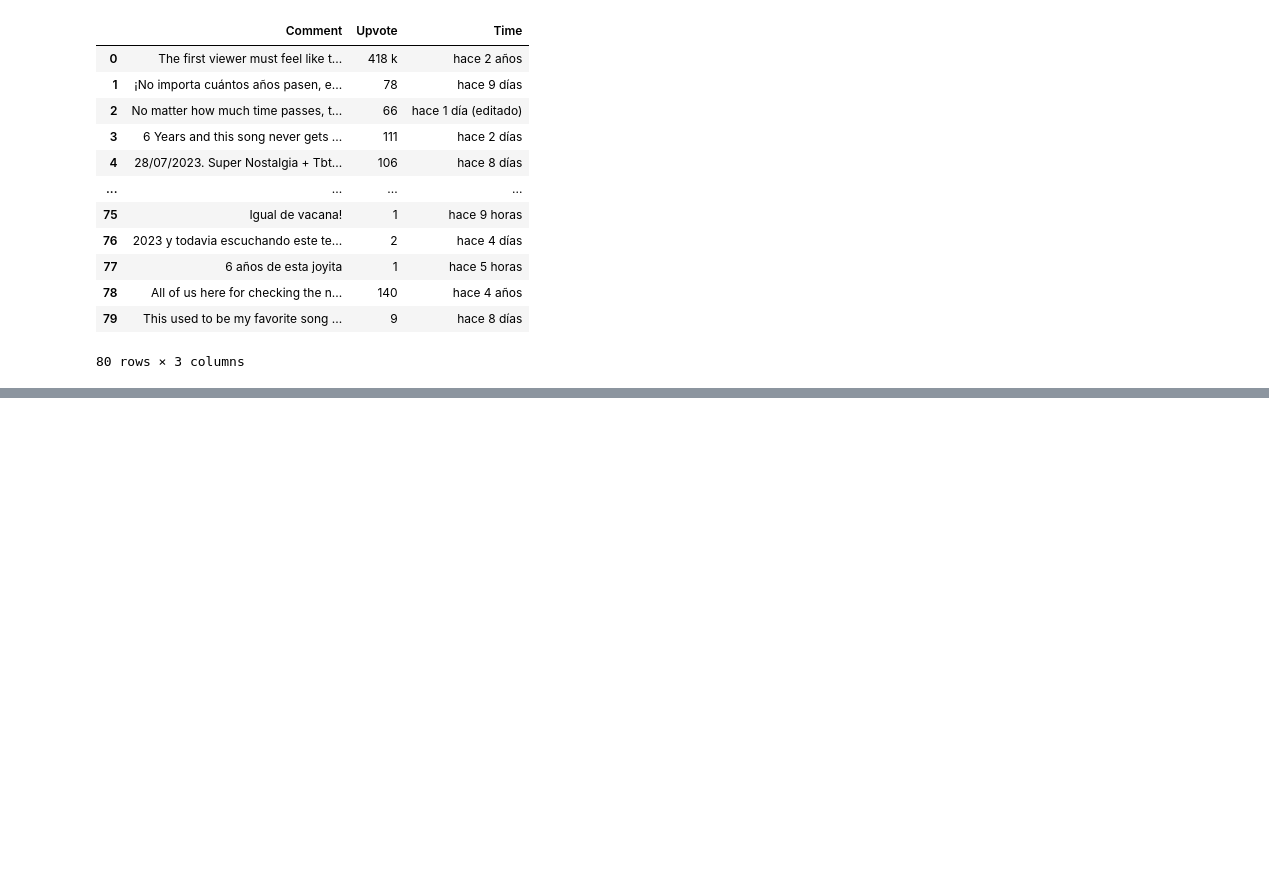
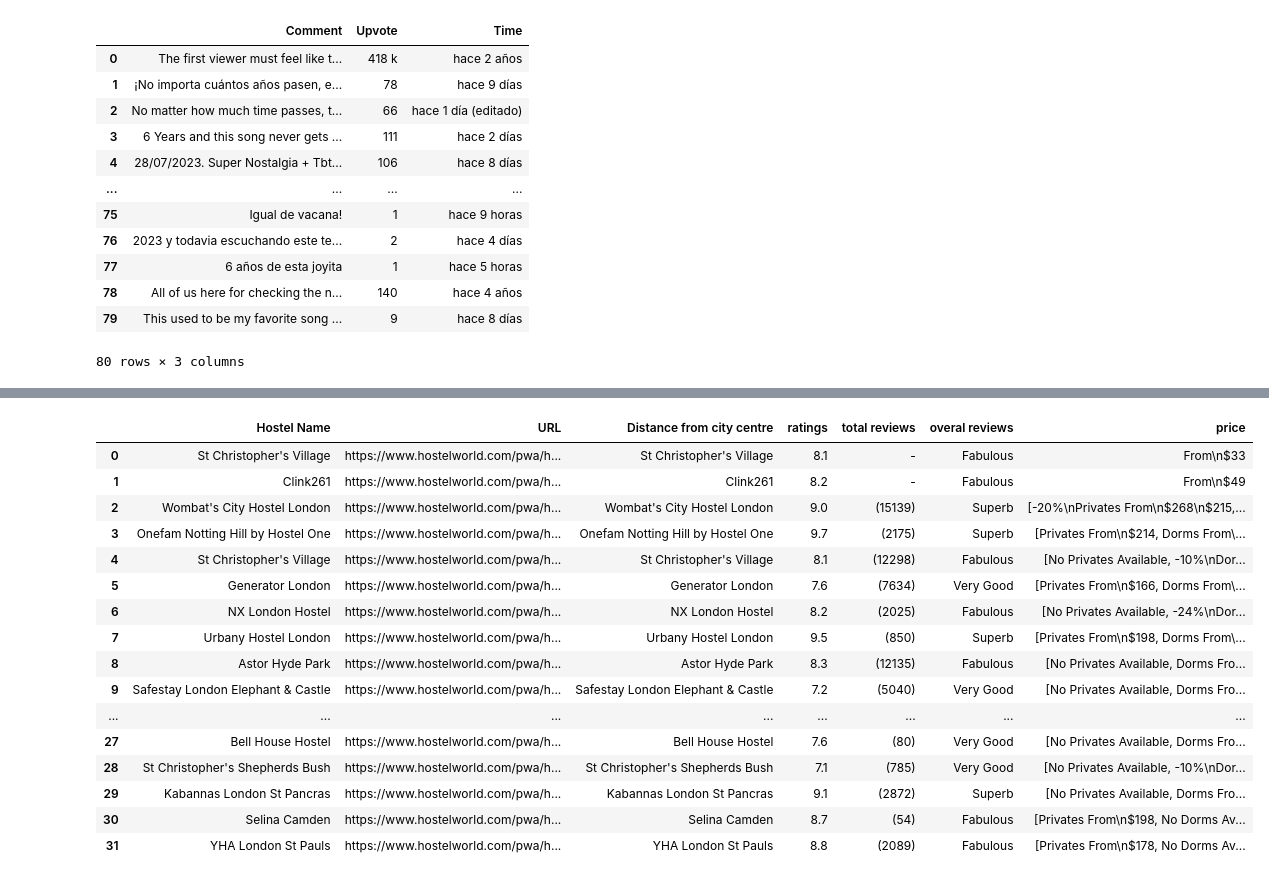
Before and after one commit to matiaga/Internship, a Jupyter notebook: WebScraping_A3/Web Scraping - Asignment 3.ipynb, the cells around one changed output, grey strips where cells are left out. Saved outputs shown, nothing was run; the diff lists cells and outputs as text; code cells hidden in the pictures; blank space fills up the shorter version.

```diff
--- a/WebScraping_A3/Web Scraping - Asignment 3.ipynb
+++ b/WebScraping_A3/Web Scraping - Asignment 3.ipynb
@@ -974,0 +991,6 @@ driver.quit()
+# %%
+def get_attribute_el(webelement, attribute):
+    return (webelement.get_attribute(attribute))
+
+def text_el(webelement):
+    return(webelement.text)
@@ -974,0 +1154,22 @@ driver.quit()
+# %%
+df_hotels.to_csv('datasets/q9_hotels.csv')
+
+df_hotels
+# %% [output]
+|  | Hostel Name | URL | Distance from city centre | ratings | total reviews | overal reviews | price |
+| 0 | St Christopher's Village | https://www.hostelworld.com/pwa/h... | St Christopher's Village | 8.1 | - | Fabulous | From\n$33 |
+| 1 | Clink261 | https://www.hostelworld.com/pwa/h... | Clink261 | 8.2 | - | Fabulous | From\n$49 |
+| 2 | Wombat's City Hostel London | https://www.hostelworld.com/pwa/h... | Wombat's City Hostel London | 9.0 | (15139) | Superb | [-20%\nPrivates From\n$268\n$215,... |
+| 3 | Onefam Notting Hill by Hostel One | https://www.hostelworld.com/pwa/h... | Onefam Notting Hill by Hostel One | 9.7 | (2175) | Superb | [Privates From\n$214, Dorms From\... |
+| 4 | St Christopher's Village | https://www.hostelworld.com/pwa/h... | St Christopher's Village | 8.1 | (12298) | Fabulous | [No Privates Available, -10%\nDor... |
+| 5 | Generator London | https://www.hostelworld.com/pwa/h... | Generator London | 7.6 | (7634) | Very Good | [Privates From\n$166, Dorms From\... |
+| 6 | NX London Hostel | https://www.hostelworld.com/pwa/h... | NX London Hostel | 8.2 | (2025) | Fabulous | [No Privates Available, -24%\nDor... |
+| 7 | Urbany Hostel London | https://www.hostelworld.com/pwa/h... | Urbany Hostel London | 9.5 | (850) | Superb | [Privates From\n$198, Dorms From\... |
+| 8 | Astor Hyde Park | https://www.hostelworld.com/pwa/h... | Astor Hyde Park | 8.3 | (12135) | Fabulous | [No Privates Available, Dorms Fro... |
+| 9 | Safestay London Elephant & Castle | https://www.hostelworld.com/pwa/h... | Safestay London Elephant & Castle | 7.2 | (5040) | Very Good | [No Privates Available, Dorms Fro... |
+| ... | ... | ... | ... | ... | ... | ... | ... |
+| 27 | Bell House Hostel | https://www.hostelworld.com/pwa/h... | Bell House Hostel | 7.6 | (80) | Very Good | [No Privates Available, Dorms Fro... |
+| 28 | St Christopher's Shepherds Bush | https://www.hostelworld.com/pwa/h... | St Christopher's Shepherds Bush | 7.1 | (785) | Very Good | [No Privates Available, -10%\nDor... |
+| 29 | Kabannas London St Pancras | https://www.hostelworld.com/pwa/h... | Kabannas London St Pancras | 9.1 | (2872) | Superb | [No Privates Available, Dorms Fro... |
+| 30 | Selina Camden | https://www.hostelworld.com/pwa/h... | Selina Camden | 8.7 | (54) | Fabulous | [Privates From\n$198, No Dorms Av... |
+| 31 | YHA London St Pauls | https://www.hostelworld.com/pwa/h... | YHA London St Pauls | 8.8 | (2089) | Fabulous | [Privates From\n$178, No Dorms Av... |
```
Also changed, not shown: parts of 8 cells of this notebook, 2 other files.
